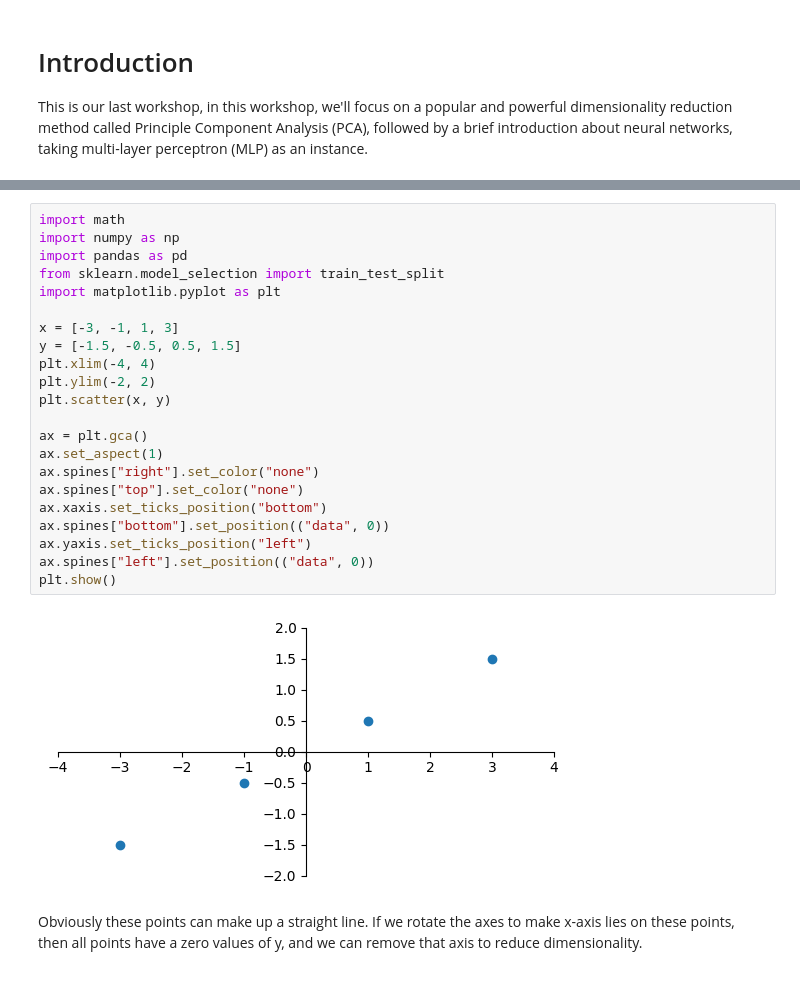
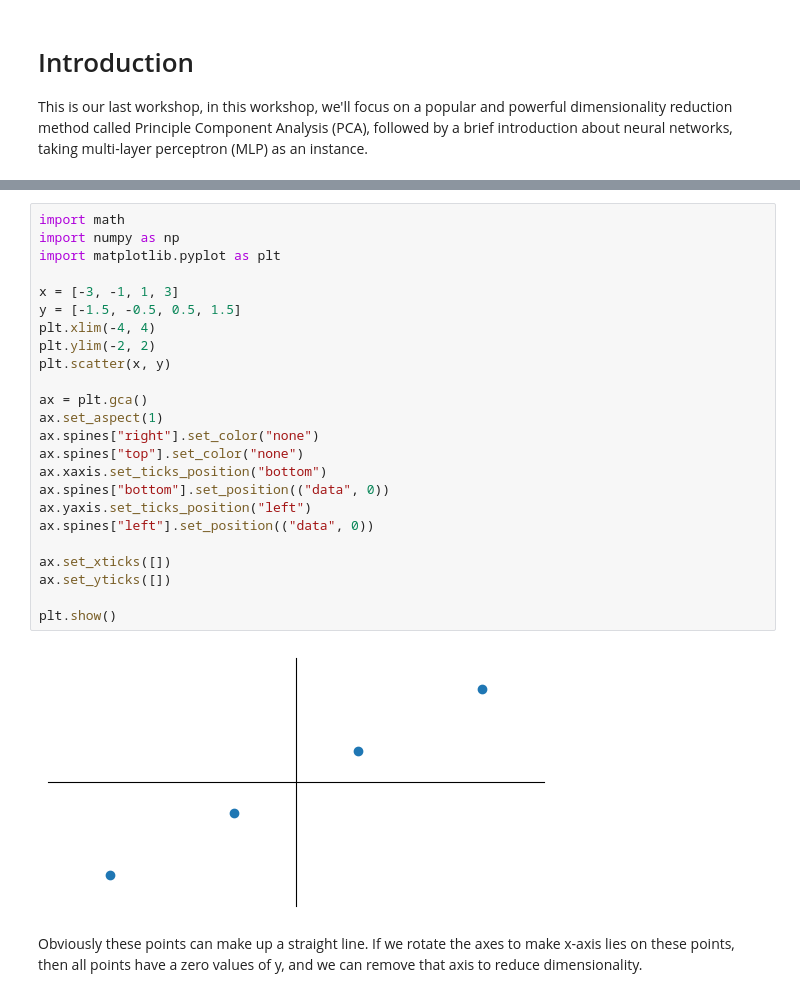
Before and after one commit to BristolDataScienceSociety/Workshop2024-25, a Jupyter notebook: Workshop8/Workshop8.ipynb, the cells around one changed output, grey strips where cells are left out. Saved outputs shown, nothing was run; the diff lists cells and outputs as text.

```diff
--- a/Workshop8/Workshop8.ipynb
+++ b/Workshop8/Workshop8.ipynb
@@ -23,27 +25,29 @@ Consider the following example:
 # %%
 import math
 import numpy as np
-import pandas as pd
-from sklearn.model_selection import train_test_split
 import matplotlib.pyplot as plt
 
 x = [-3, -1, 1, 3]
 y = [-1.5, -0.5, 0.5, 1.5]
 plt.xlim(-4, 4)
 plt.ylim(-2, 2)
 plt.scatter(x, y)
 
 ax = plt.gca()
 ax.set_aspect(1)
 ax.spines["right"].set_color("none")
 ax.spines["top"].set_color("none")
 ax.xaxis.set_ticks_position("bottom")
 ax.spines["bottom"].set_position(("data", 0))
 ax.yaxis.set_ticks_position("left")
 ax.spines["left"].set_position(("data", 0))
+
+ax.set_xticks([])
+ax.set_yticks([])
+
 plt.show()
 # %% [output]
-[figure, old version]
+[figure, new version]
 # %% [markdown]
 Obviously these points can make up a straight line. If we rotate the axes to make x-axis lies on these points, then all points have a zero values of y, and we can remove that axis to reduce dimensionality.
 # %%
```
Also changed, not shown: parts of 16 cells of this notebook, 2 other files.
